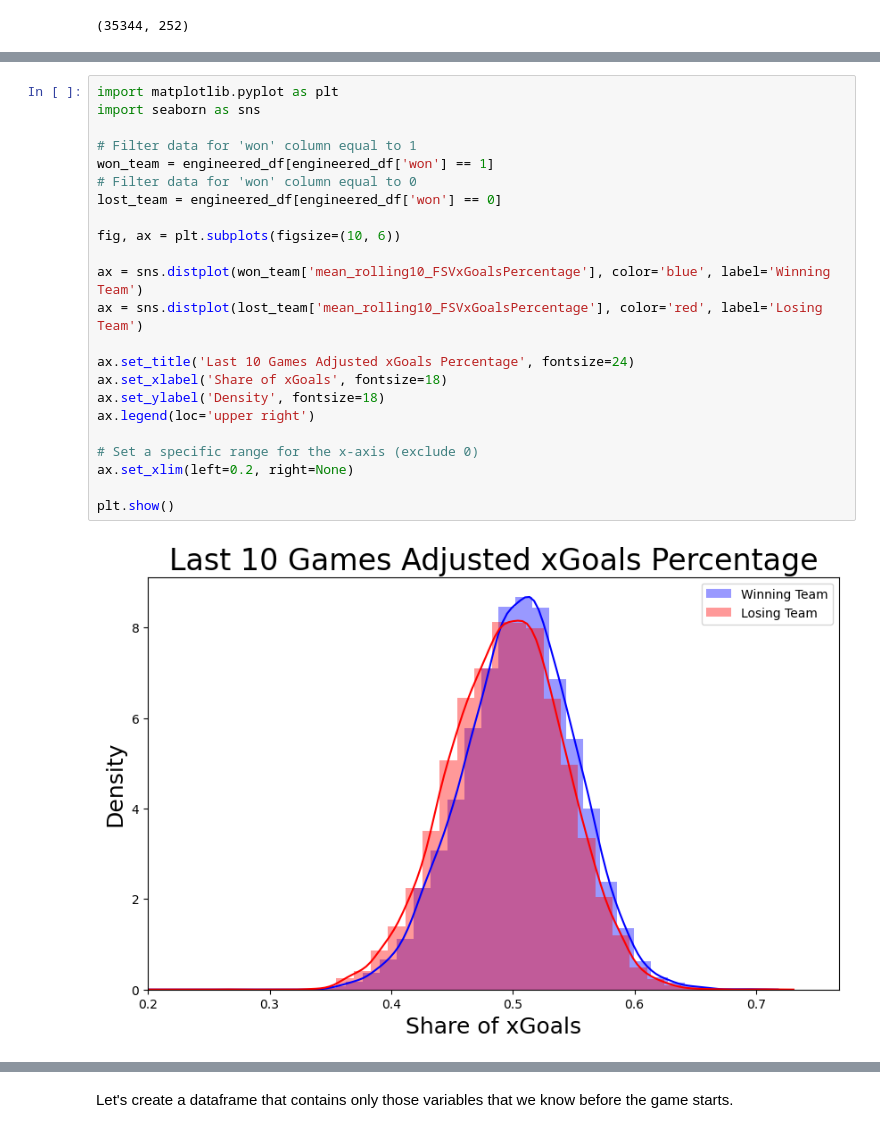
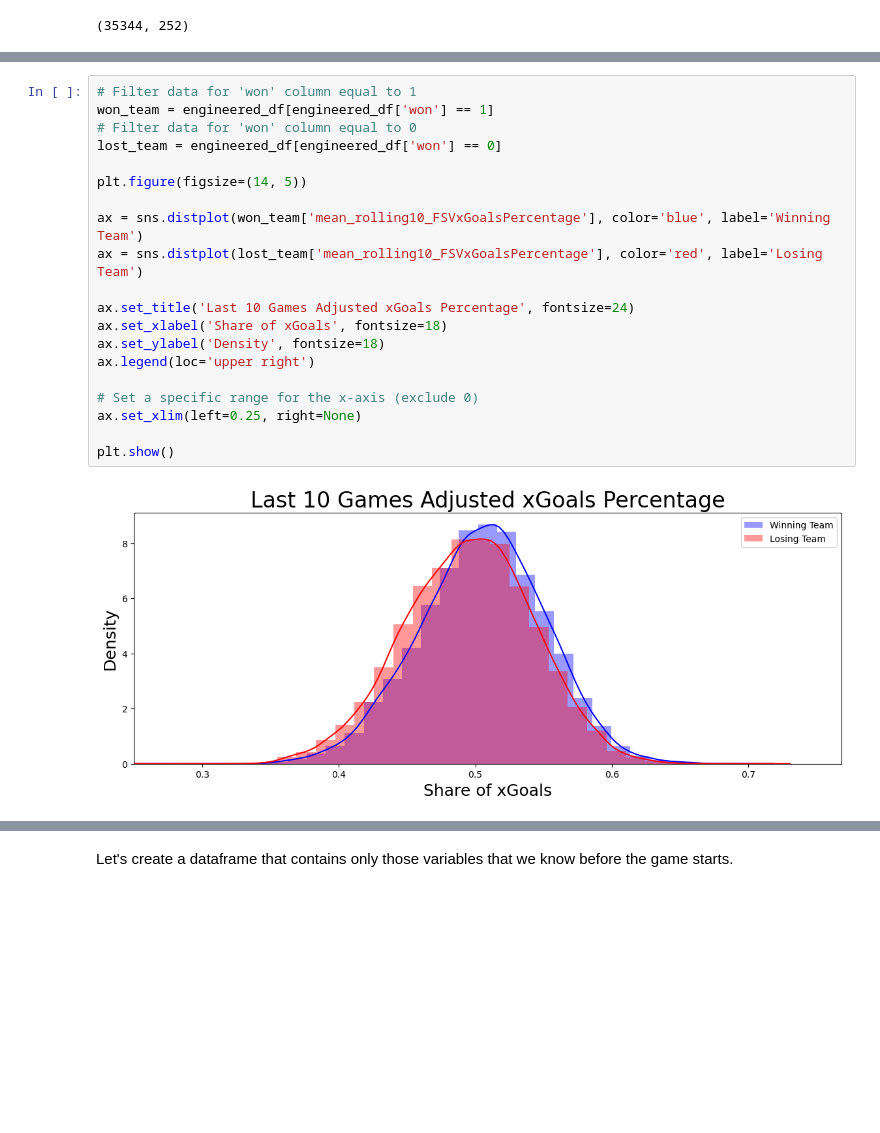
Before and after one commit to markshumka/NHL-Game-Predictor, a Jupyter notebook: Notebooks/Preprocessing_EDA_basic_model_creation.ipynb, the cells around one changed output, grey strips where cells are left out. Cells and saved outputs as stored; diff of their text form; blank space fills up the shorter version.

```diff
--- a/Notebooks/Preprocessing_EDA_basic_model_creation.ipynb
+++ b/Notebooks/Preprocessing_EDA_basic_model_creation.ipynb
@@ -1990,25 +1994,22 @@ plt.show()
 # %%
-import matplotlib.pyplot as plt
-import seaborn as sns
-
 # Filter data for 'won' column equal to 1
 won_team = engineered_df[engineered_df['won'] == 1]
 # Filter data for 'won' column equal to 0
 lost_team = engineered_df[engineered_df['won'] == 0]
 
-fig, ax = plt.subplots(figsize=(10, 6))
+plt.figure(figsize=(14, 5))
 
 ax = sns.distplot(won_team['mean_rolling10_FSVxGoalsPercentage'], color='blue', label='Winning Team')
 ax = sns.distplot(lost_team['mean_rolling10_FSVxGoalsPercentage'], color='red', label='Losing Team')
 
 ax.set_title('Last 10 Games Adjusted xGoals Percentage', fontsize=24)
 ax.set_xlabel('Share of xGoals', fontsize=18)
 ax.set_ylabel('Density', fontsize=18)
 ax.legend(loc='upper right')
 
 # Set a specific range for the x-axis (exclude 0)
-ax.set_xlim(left=0.2, right=None)
+ax.set_xlim(left=0.25, right=None)
 
 plt.show()
 # %% [output]
-[figure, old version]
+[figure, new version]
```
Also changed, not shown: parts of 19 cells of this notebook.
